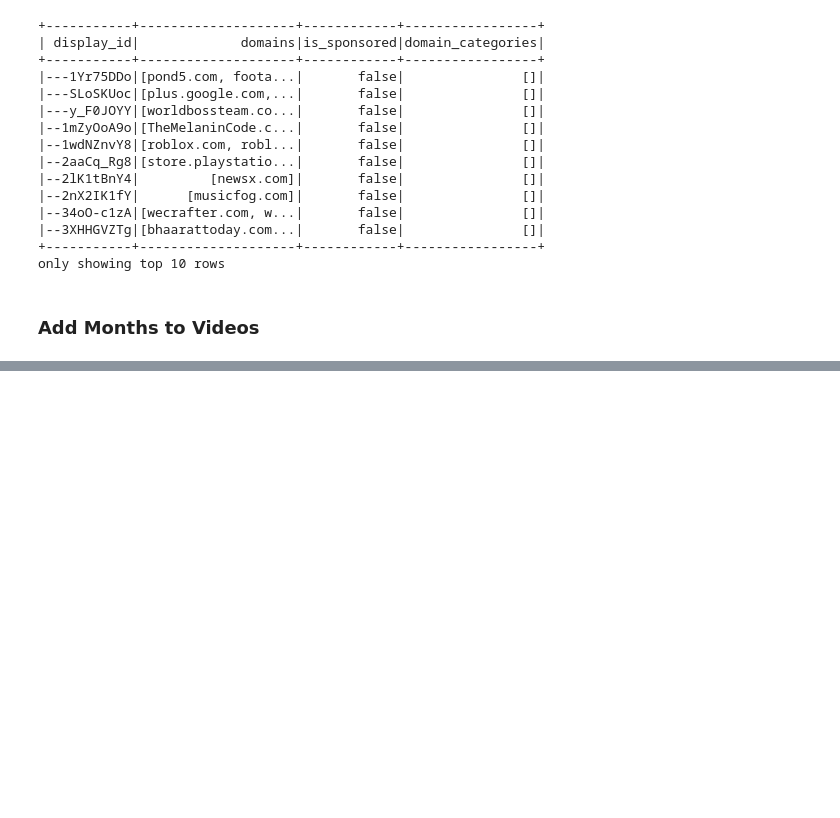
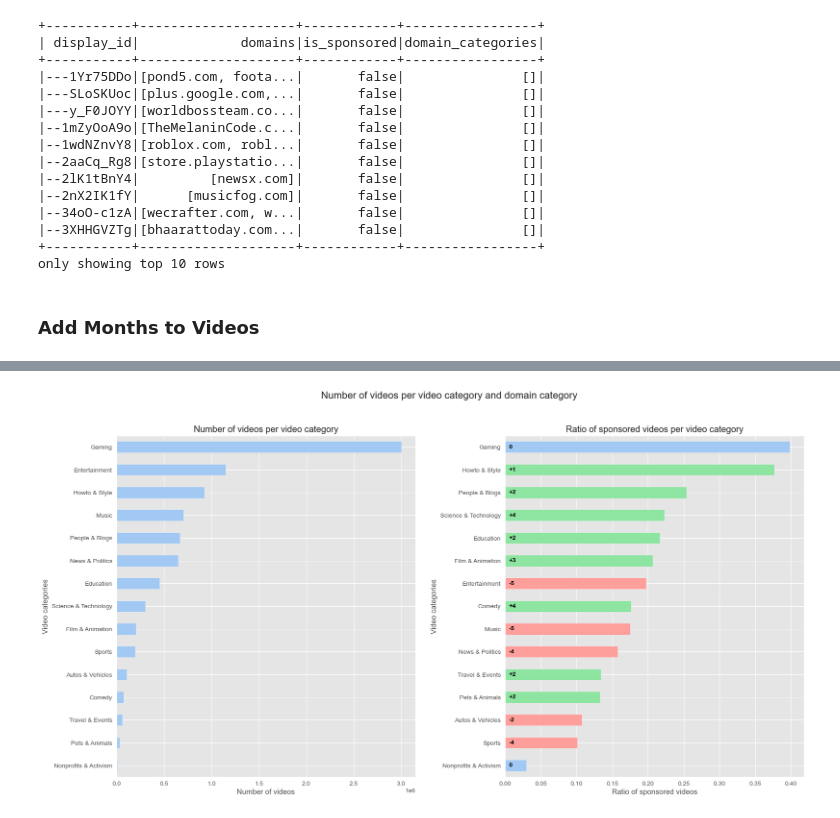
Before and after one commit to epfl-ada/ada-2022-project-fraisetagada, a Jupyter notebook: project.ipynb, the cells around one changed output, grey strips where cells are left out. Saved outputs shown, nothing was run; the diff lists cells and outputs as text; code cells hidden in the pictures; blank space fills up the shorter version.

```diff
--- a/project.ipynb
+++ b/project.ipynb
@@ -1871,0 +2066,12 @@ metadatas_domains.write.parquet(PATH_ALL_METADATAS_SRC)
+# %%
+video_categories_total_count = all_metadatas \
+    .select("categories") \
+    .groupBy("categories") \
+    .count() \
+    .toPandas() \
+    .set_index('categories') \
+    .to_dict()['count']
+# %%
+video_categories_count_norm = video_categories_count \
+    .apply(lambda x: x / video_categories_total_count[x.name], axis=1) \
+    .sort_values(by=0, ascending=True)
@@ -1871,0 +2088,38 @@ metadatas_domains.write.parquet(PATH_ALL_METADATAS_SRC)
+# %%
+colors = sns.color_palette('pastel') + ['#A9A9A9']
+
+# 2 subplots
+fig, (ax1, ax2) = plt.subplots(1, 2, figsize=(20, 10))
+
+video_categories_count.plot(kind='barh', stacked=True, color=colors, ax=ax1)
+ax1.set_xlabel('Number of videos')
+ax1.set_ylabel('Video categories')
+ax1.set_title('Number of videos per video category')
+ax1.get_legend().remove()
+
+video_categories_count_norm.plot(kind='barh', stacked=True, color=colors, ax=ax2)
+ax2.set_xlabel('Ratio of sponsored videos')
+ax2.set_ylabel('Video categories')
+ax2.set_title('Ratio of sponsored videos per video category')
+ax2.get_legend().remove()
+
+# Add ranking number of previous graph
+ranking = video_categories_count[0].rank(ascending=False).astype(int).to_dict()
+ranking_norm = video_categories_count_norm[0].rank(ascending=False).astype(int).to_dict()
+for i, v in enumerate(video_categories_count_norm.index):
+    diff = ranking[v] - ranking_norm[v]
+    # Show difference between ranking
+    ax2.text(0.005, i, '+'+str(diff) if diff > 0 else str(diff), color='black', va='center', fontweight='bold')
+    # Change bar color depending on ranking difference
+    if diff > 0:
+        ax2.patches[i].set_facecolor(colors[2])
+    elif diff < 0:
+        ax2.patches[i].set_facecolor(colors[3])
+    else:
+        ax2.patches[i].set_facecolor(colors[0])
+
+fig.suptitle('Number of videos per video category and domain category', fontsize=16)
+fig.subplots_adjust(wspace=0.3)
+plt.show()
+# %% [output]
+[figure, added]
```
Also changed, not shown: parts of 57 cells of this notebook, 2 other files.
